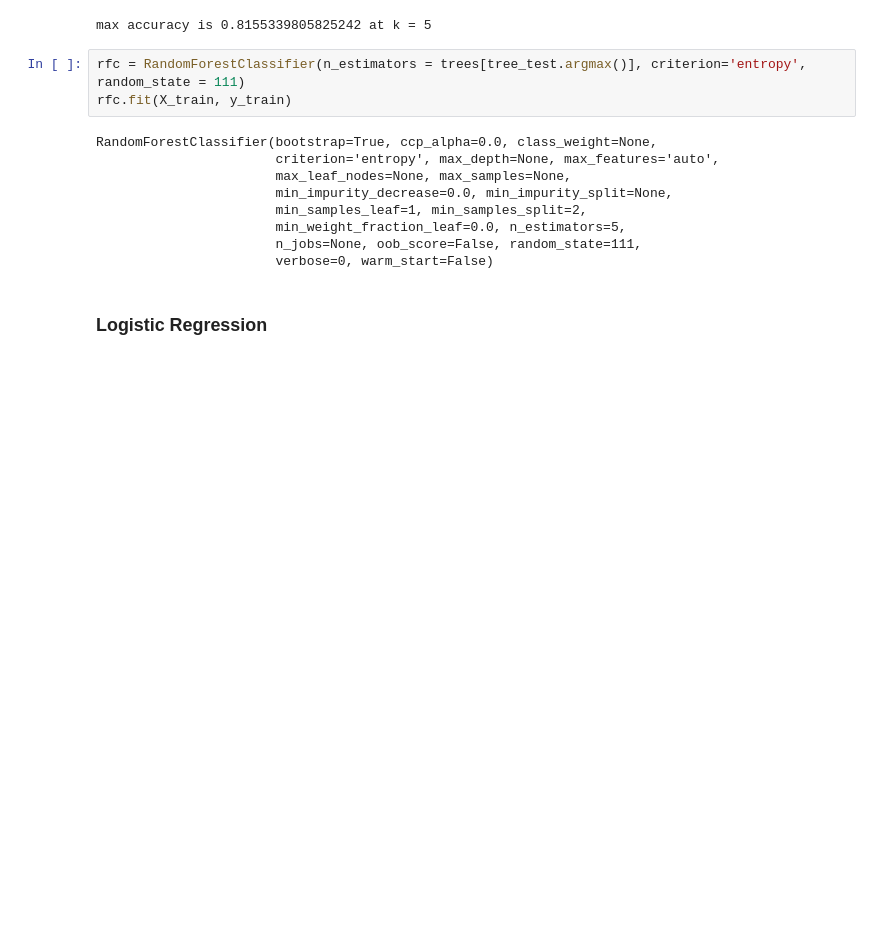
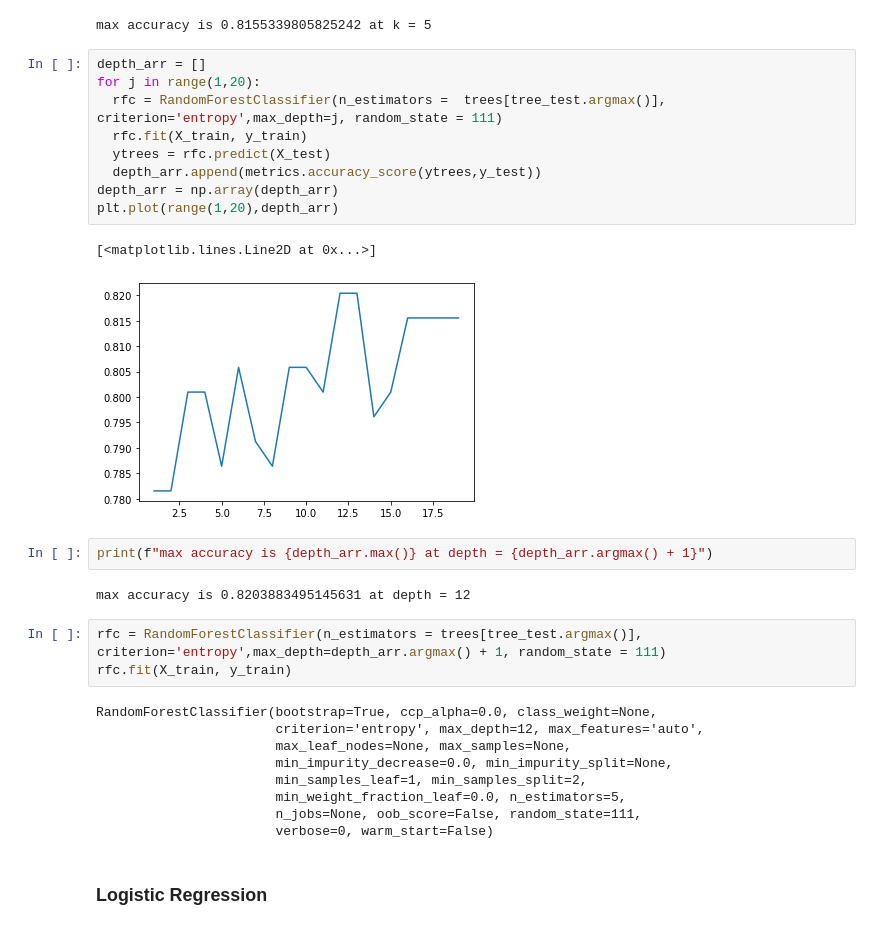
Before and after one commit to keanfdes30/SHALA2020, a Jupyter notebook: ML_L1_Assignment.ipynb, the cells around one changed output. Drawn from its saved outputs; the diff is of its cells as text; blank space fills up the shorter version.

```diff
--- a/ML_L1_Assignment.ipynb
+++ b/ML_L1_Assignment.ipynb
@@ -183,12 +183,28 @@ tree_test = np.array(tree_test)
 print(f"max accuracy is {tree_test.max()} at k = {trees[tree_test.argmax()]}")
 # %% [output]
 max accuracy is 0.8155339805825242 at k = 5
+# %%
+depth_arr = []
+for j in range(1,20):
+  rfc = RandomForestClassifier(n_estimators =  trees[tree_test.argmax()], criterion='entropy',max_depth=j, random_state = 111)
+  rfc.fit(X_train, y_train)
+  ytrees = rfc.predict(X_test)
+  depth_arr.append(metrics.accuracy_score(ytrees,y_test))
+depth_arr = np.array(depth_arr)
+plt.plot(range(1,20),depth_arr)
+# %% [output]
+[<matplotlib.lines.Line2D at 0x...>]
+[figure, added]
+# %%
+print(f"max accuracy is {depth_arr.max()} at depth = {depth_arr.argmax() + 1}")
+# %% [output]
+max accuracy is 0.8203883495145631 at depth = 12
 # %%
-rfc = RandomForestClassifier(n_estimators = trees[tree_test.argmax()], criterion='entropy', random_state = 111)
+rfc = RandomForestClassifier(n_estimators = trees[tree_test.argmax()], criterion='entropy',max_depth=depth_arr.argmax() + 1, random_state = 111)
 rfc.fit(X_train, y_train)
 # %% [output]
 RandomForestClassifier(bootstrap=True, ccp_alpha=0.0, class_weight=None,
-                       criterion='entropy', max_depth=None, max_features='auto',
+                       criterion='entropy', max_depth=12, max_features='auto',
                        max_leaf_nodes=None, max_samples=None,
                        min_impurity_decrease=0.0, min_impurity_split=None,
                        min_samples_leaf=1, min_samples_split=2,
```
Also changed, not shown: parts of 4 cells of this notebook.
